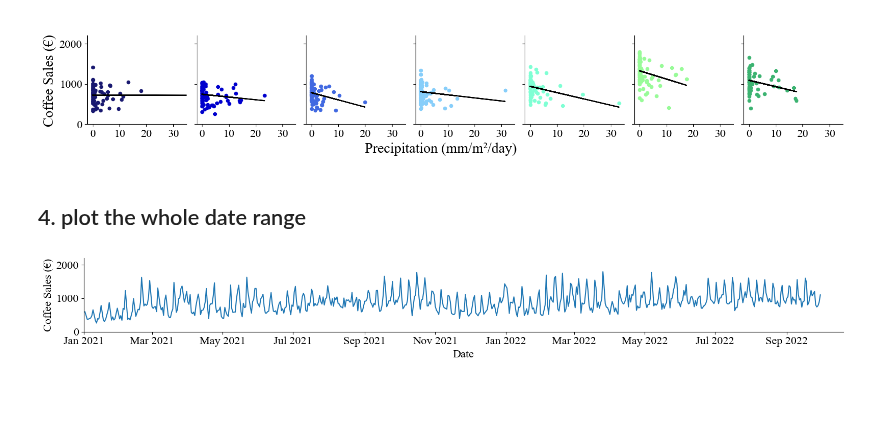
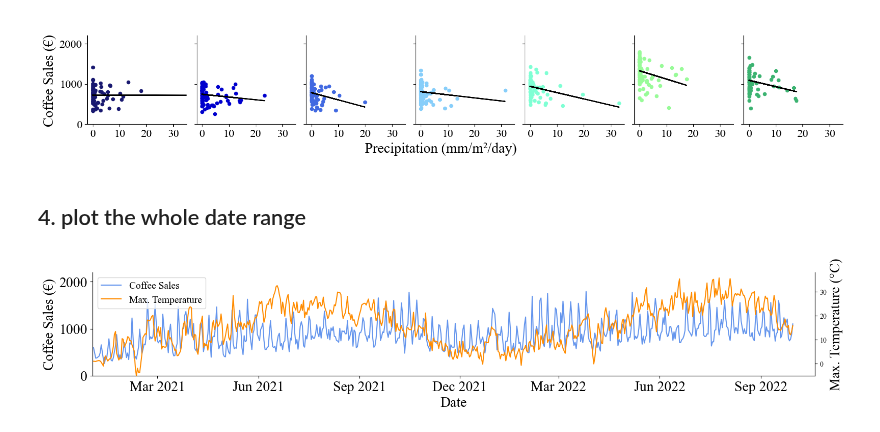
Before and after one commit to magicmagnus/CoffeeClimateCorrelation, a Jupyter notebook: 03_plot_combined_data.ipynb, the cells around one changed output. Saved outputs shown, nothing was run; the diff lists cells and outputs as text; code cells hidden in the pictures; blank space fills up the shorter version.

Commit message:
update coffee vs temp plot

```diff
--- a/03_plot_combined_data.ipynb
+++ b/03_plot_combined_data.ipynb
@@ -258,28 +258,42 @@ plt.show()
 # %%
 import matplotlib.dates as mdates
 
-fig, ax = plt.subplots(figsize=(16, 2.3))
+fig, ax = plt.subplots(figsize=(16, 3))
 
 # add a vline where the day of the week is Saturday
 #ax.vlines(df[df["day_of_week"] == "Saturday"]["date"].astype("datetime64"), 0, 2000, colors='lightgrey')
 
-ax.plot(df["date"].astype("datetime64"), df["Coffee_sales"].astype("float"))
+lns1 = ax.plot(df["date"].astype("datetime64"), df["Coffee_sales"].astype("float"), color="cornflowerblue", label="Coffee Sales")
+# plot the temperature on the same axis,  but with a different y-axis
+ax2 = ax.twinx()
+lns2 = ax2.plot(df["date"].astype("datetime64"), df["temperature_max"].astype("float"), color="darkorange", label="Max. Temperature")
 ax.set_ylim(0, 2200)
 ax.set_yticks(np.arange(0, 2500, 1000))
+ax2.set_ylim(-5, 38)
+ax2.set_yticks(np.arange(0, 40, 10))
 ax.set_xlim(pd.Timestamp('2021-01-01'), pd.Timestamp('2022-10-20'))
-ax.xaxis.set_major_locator(mdates.MonthLocator(interval=2, ))
+ax.xaxis.set_major_locator(mdates.MonthLocator(interval=3, ))
 ax.xaxis.set_major_formatter(mdates.DateFormatter('%b %Y'))
 #plt.gcf().autofmt_xdate()
-ax.tick_params(axis="both", which="major", labelsize=16)
-ax.set_xlabel("Date", fontsize=16)
-ax.set_ylabel("Coffee Sales (€)", fontsize=16)
-ax.spines["right"].set_visible(False)
+ax.tick_params(axis="both", which="major", labelsize=20)
+ax.set_xlabel("Date", fontsize=20)
+ax.set_ylabel("Coffee Sales (€)", fontsize=20)
+ax2.set_ylabel("Max. Temperature (°C)", fontsize=20)
+
 ax.spines["top"].set_visible(False)
+ax2.spines["top"].set_visible(False)
+# plot the legend combined for both axes
+lns = lns1+lns2
+labs = [l.get_label() for l in lns]
+ax.legend(lns, labs, loc="upper left", fontsize=14)
+
+
+
 plt.tight_layout()
 plt.savefig("results/coffee_sales.pdf", dpi=300, bbox_inches="tight")
 plt.show()
 # %% [output]
-[figure, old version]
+[figure, new version]
 # %%
 # plot the correlation between Coffee_sales and Getränke_sales
 fig, ax = plt.subplots(1, 1, figsize=(5.5,5))
```
Also changed, not shown: 2 other files.
